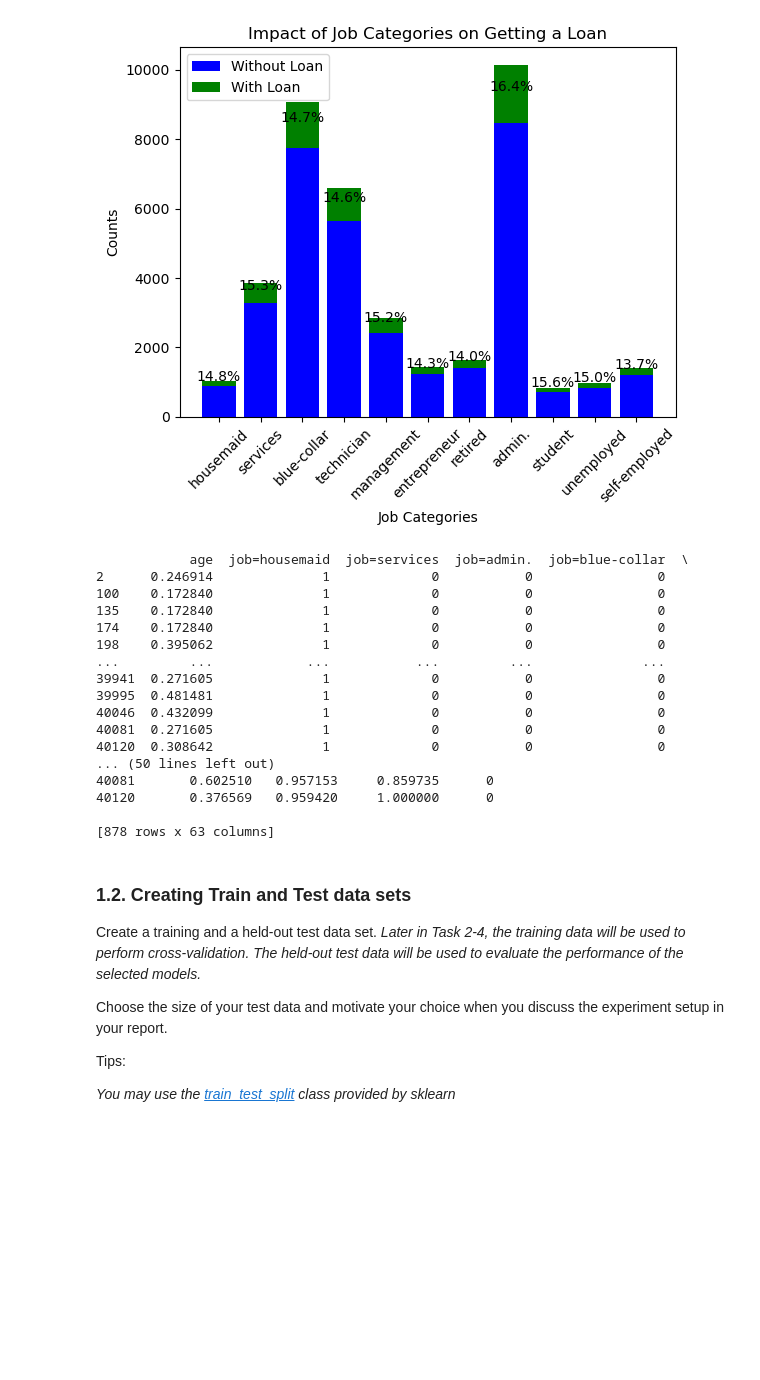
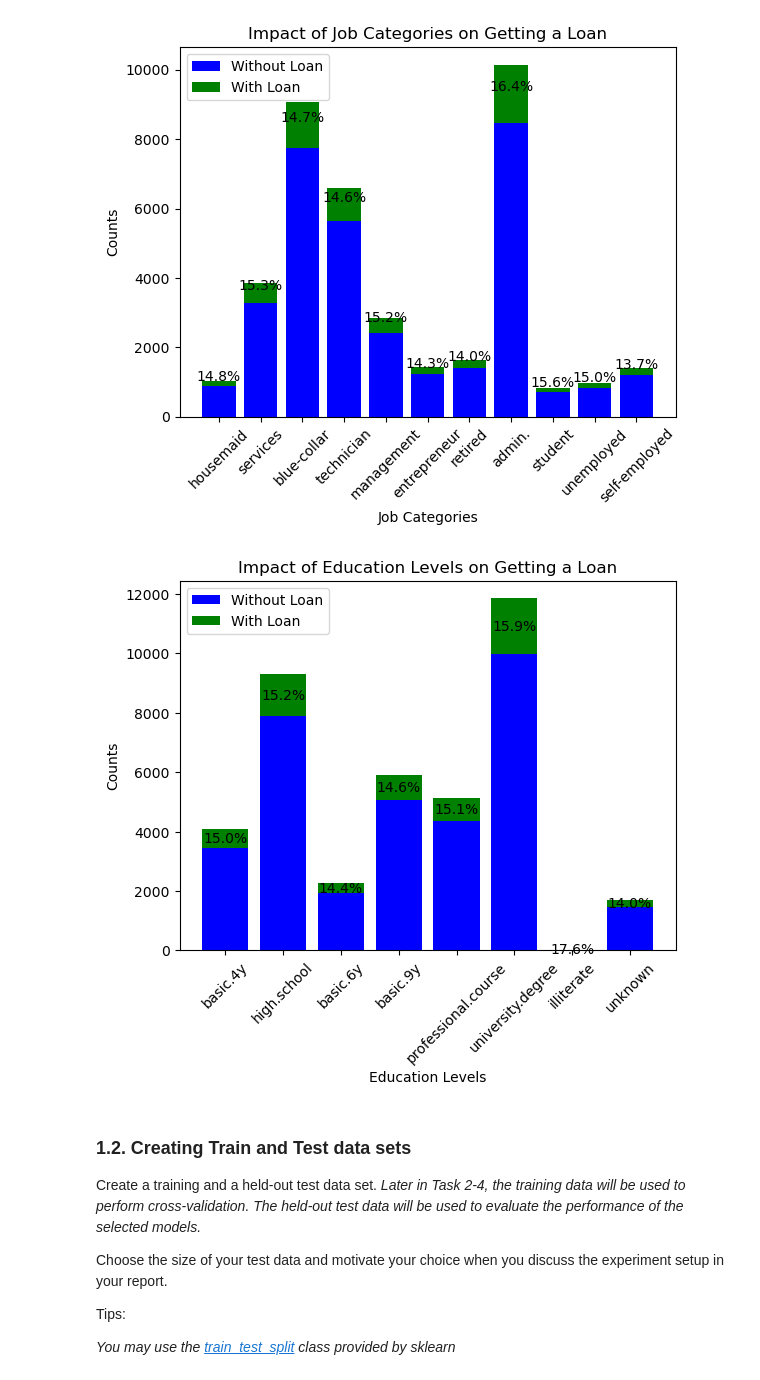
Before and after one commit to dmHarmsen/APML-Assignement-1, a Jupyter notebook: Assignment 1.ipynb, the cells around one changed output. Cells and saved outputs as stored; diff of their text form; code cells hidden in the pictures; blank space fills up the shorter version.

Commit message:
bargraph education
added a bargraph showing the impact of education levels on getting a loan

```diff
--- a/Assignment 1.ipynb
+++ b/Assignment 1.ipynb
@@ -206,28 +195,56 @@ plt.legend()
 plt.show()
 # %% [output]
 [figure]
-# %%
-#bargraph jobs and loans
-
-print(housemaids_without_loan)
-# %% [output]
-            age  job=housemaid  job=services  job=admin.  job=blue-collar  \
-2      0.246914              1             0           0                0
-100    0.172840              1             0           0                0
-135    0.172840              1             0           0                0
-174    0.172840              1             0           0                0
-198    0.395062              1             0           0                0
-...         ...            ...           ...         ...              ...
-39941  0.271605              1             0           0                0
-39995  0.481481              1             0           0                0
-40046  0.432099              1             0           0                0
-40081  0.271605              1             0           0                0
-40120  0.308642              1             0           0                0
-... (50 lines left out)
-40081       0.602510   0.957153     0.859735      0
-40120       0.376569   0.959420     1.000000      0
-
-[878 rows x 63 columns]
+# %%
+import pandas as pd
+import matplotlib.pyplot as plt
+
+# List of education levels
+education_levels = ['basic.4y', 'high.school', 'basic.6y', 'basic.9y',
+                    'professional.course', 'university.degree', 'illiterate', 'unknown']
+
+# Initialize dictionaries to store counts
+counts_with_loan = {}
+counts_without_loan = {}
+
+# Iterate through the education levels and calculate counts
+for level in education_levels:
+    with_loan = data.loc[(data[f'education={level}'] == 1) & (data['loan=1'] == 1)]
+    without_loan = data.loc[(data[f'education={level}'] == 1) & (data['loan=1'] == 0)]
+
+    counts_with_loan[level] = len(with_loan.index)
+    counts_without_loan[level] = len(without_loan.index)
+
+# Calculate percentages
+percentages_with_loan = {level: (counts_with_loan[level] / (counts_with_loan[level] + counts_without_loan[level]) * 100) for level in education_levels}
+
+# Data for plotting
+education_categories = list(counts_with_loan.keys())
+with_loan_counts = list(counts_with_loan.values())
+without_loan_counts = list(counts_without_loan.values())
+
+# Create the stacked bar chart
+x = range(len(education_categories))
+bars1 = plt.bar(x, without_loan_counts, label='Without Loan', color='blue')
+bars2 = plt.bar(x, with_loan_counts, bottom=without_loan_counts, label='With Loan', color='green')
+
+# Add percentage labels to the green part of the bars
+for i, level in enumerate(education_categories):
+    percentage = percentages_with_loan[level]
+    total = with_loan_counts[i] + without_loan_counts[i]
+    plt.text(x=i, y=without_loan_counts[i] + with_loan_counts[i] / 2, s=f"{percentage:.1f}%", ha='center', va='center', color='black')
+
+# Customize the plot
+plt.xlabel('Education Levels')
+plt.ylabel('Counts')
+plt.title('Impact of Education Levels on Getting a Loan')
+plt.xticks(x, education_categories, rotation=45)
+plt.legend()
+
+# Show the plot
+plt.show()
+# %% [output]
+[figure, added]
 # %% [markdown]
 ### 1.2. Creating Train and Test data sets
 
```
Also changed, not shown: parts of 2 cells of this notebook.
